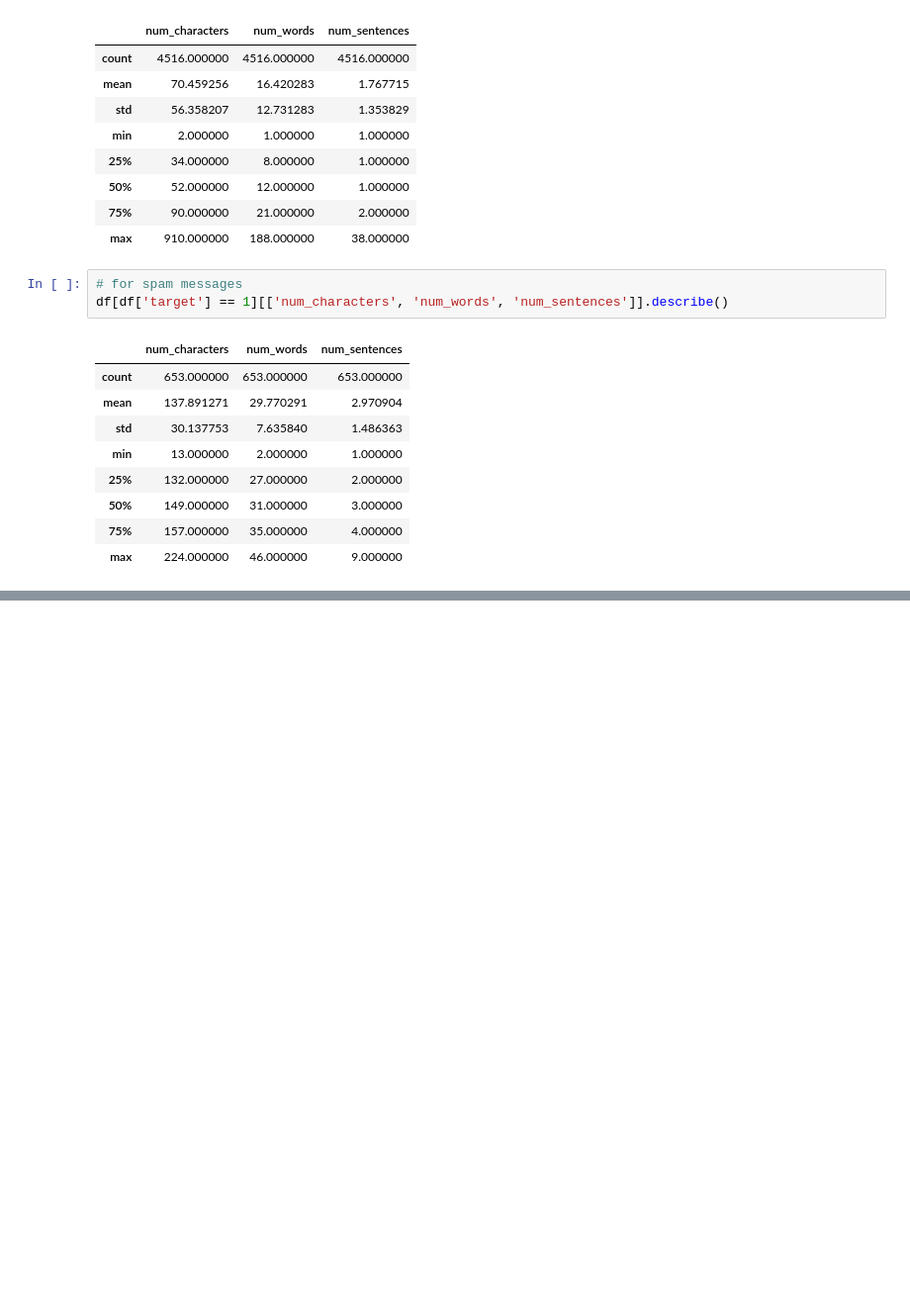
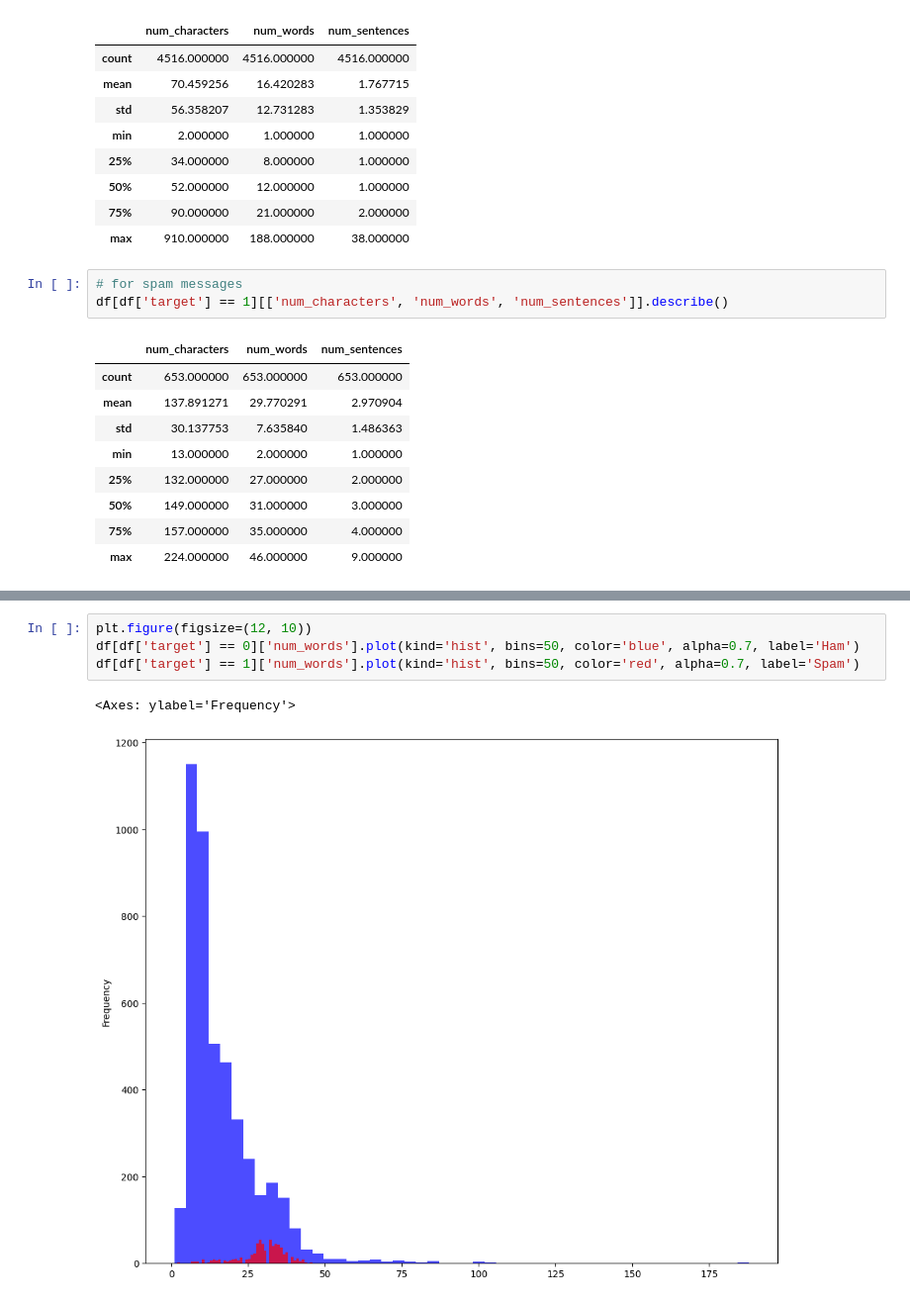
Before and after one commit to ANSH5252/E-mail-SMS-Spam-Detection, a Jupyter notebook: s_c.ipynb, the cells around one changed output, grey strips where cells are left out. Shown: that part at 99% size. Saved outputs shown, nothing was run; the diff lists cells and outputs as text; blank space fills up the shorter version.

```diff
--- a/s_c.ipynb
+++ b/s_c.ipynb
@@ -249,0 +257,7 @@ df[df['target'] == 1][['num_characters', 'num_words', 'num_sentences']].describe
+# %%
+plt.figure(figsize=(12, 10))
+df[df['target'] == 0]['num_words'].plot(kind='hist', bins=50, color='blue', alpha=0.7, label='Ham')
+df[df['target'] == 1]['num_words'].plot(kind='hist', bins=50, color='red', alpha=0.7, label='Spam')
+# %% [output]
+<Axes: ylabel='Frequency'>
+[figure, added]
```
Also changed, not shown: parts of 4 cells of this notebook.
